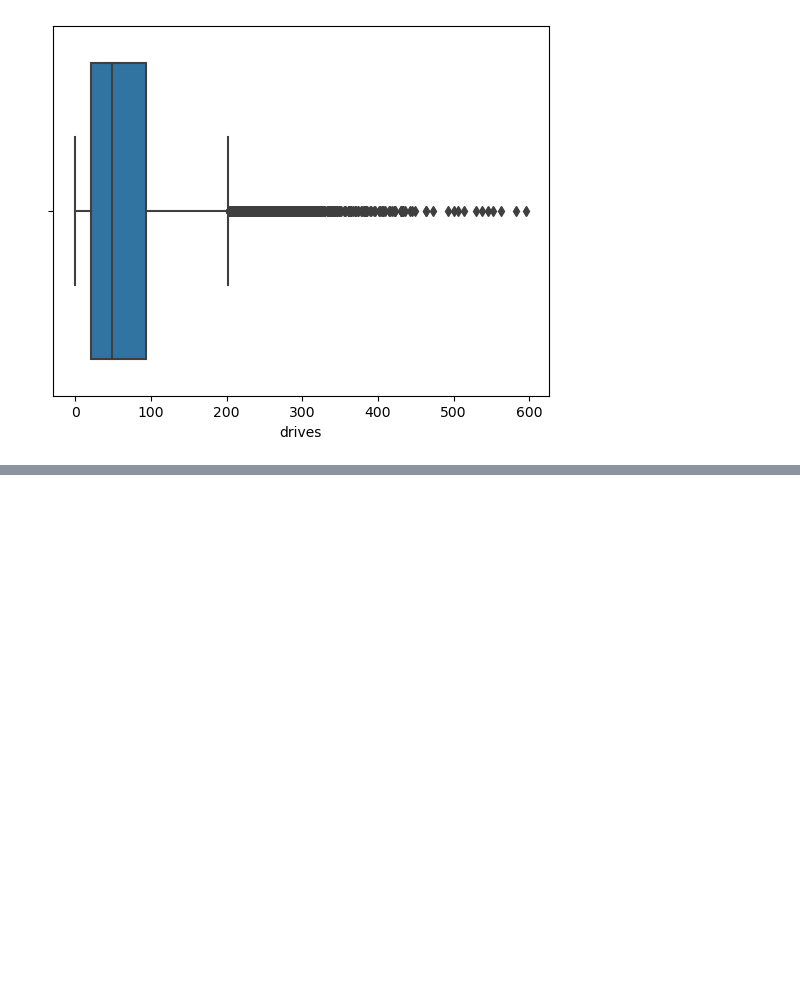
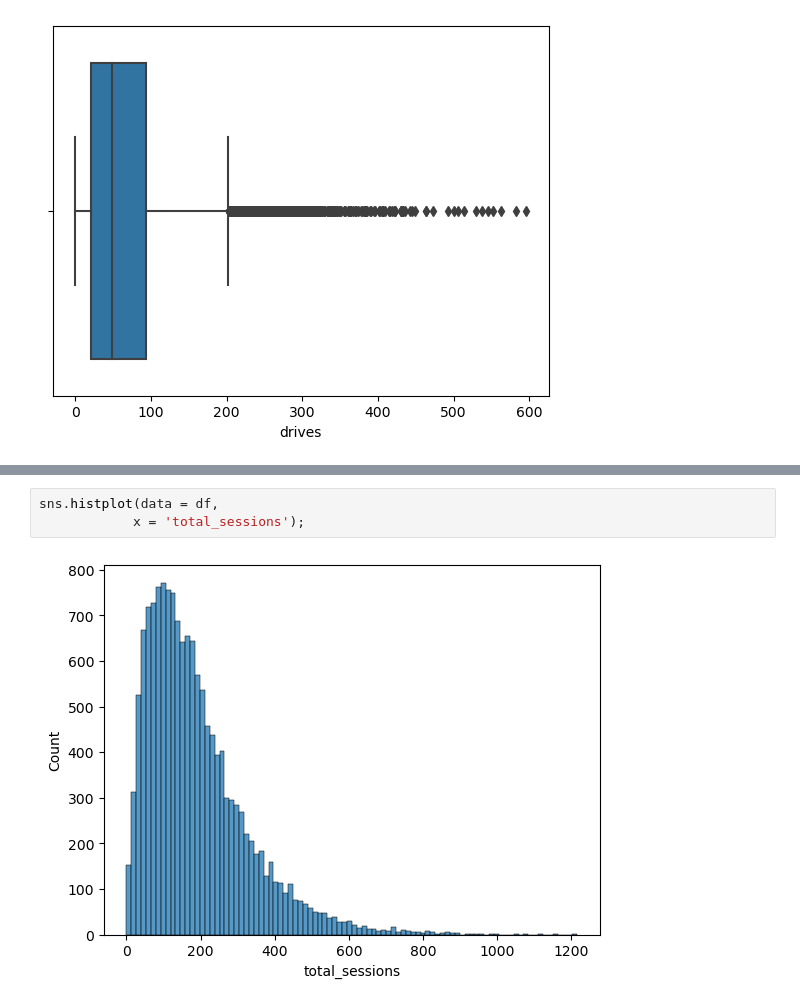
Before and after one commit to alishanstyles/Waze, a Jupyter notebook: Untitled.ipynb, the cells around one changed output, grey strips where cells are left out. Saved outputs shown, nothing was run; the diff lists cells and outputs as text; blank space fills up the shorter version.

```diff
--- a/Untitled.ipynb
+++ b/Untitled.ipynb
@@ -239,0 +247,5 @@ SyntaxError: invalid syntax (2518693389.py, line 2)
+# %%
+sns.histplot(data = df,
+            x = 'total_sessions');
+# %% [output]
+[figure, added]
```
Also changed, not shown: parts of 7 cells of this notebook.
